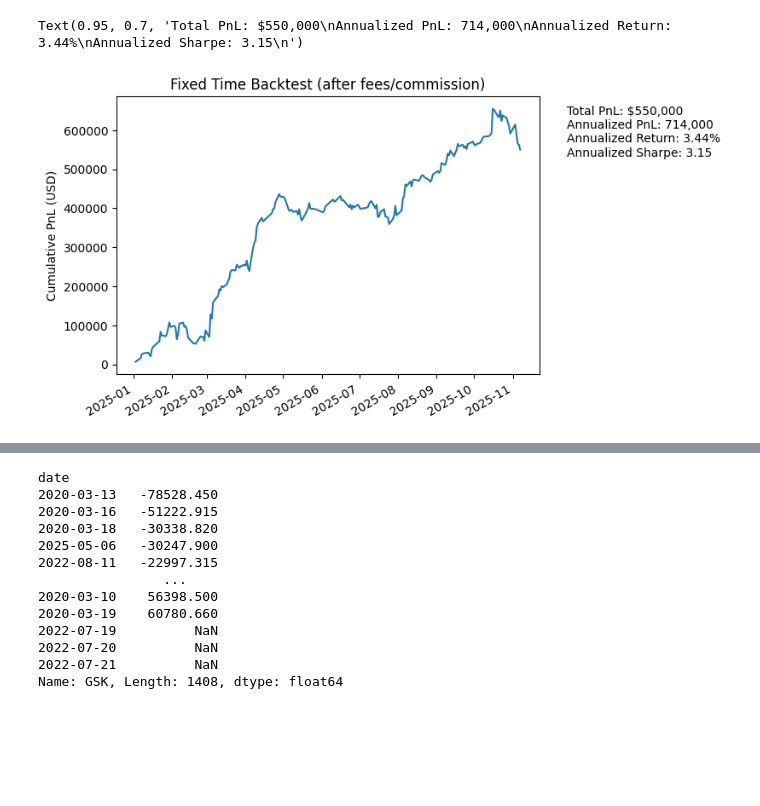
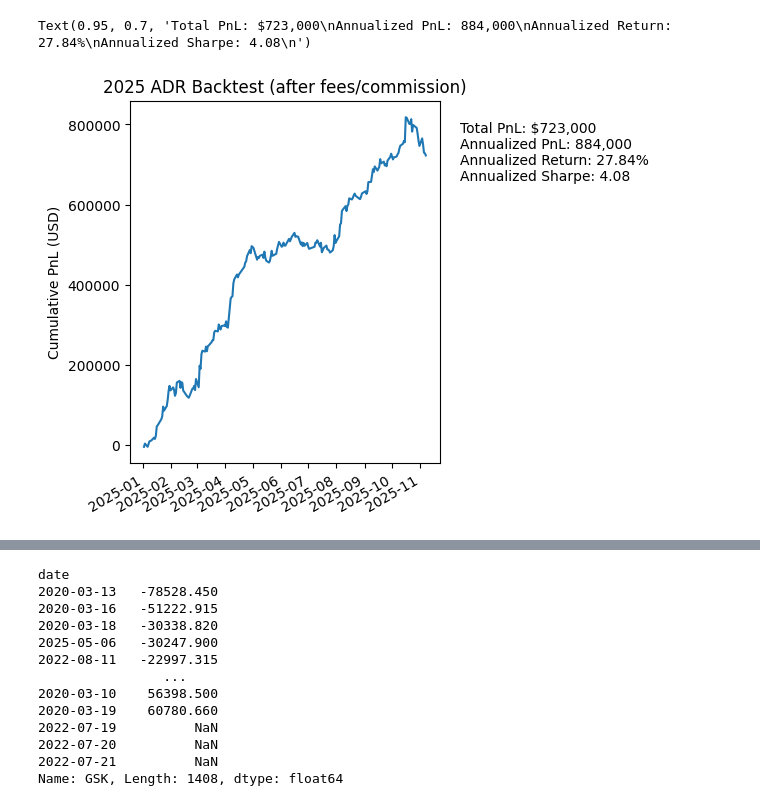
Before and after one commit to petermelq/research_adr, a Jupyter notebook: notebooks/bt_with_fees2.ipynb, the cells around one changed output, grey strips where cells are left out. Saved outputs shown, nothing was run; the diff lists cells and outputs as text; code cells hidden in the pictures; blank space fills up the shorter version.

```diff
--- a/notebooks/bt_with_fees2.ipynb
+++ b/notebooks/bt_with_fees2.ipynb
@@ -6,7 +6,7 @@ import pandas as pd
 import datetime as dt
 
 #bt_dir = '../adr_results/1400_1e-4_var_penalty_from_2021'
-bt_dir = '../adr_results/1e-4_all_europe_pos_constraint_1430_2pct/'
+bt_dir = '../adr_results/1e-4_all_europe_pos_constraint_1430_2pct_exclusions/'
 
 pnl = pd.read_csv(os.path.join(bt_dir, 'pnl.csv', ), index_col=0, parse_dates=True)
 pnl.columns = ['pnl']
@@ -58,22 +60,24 @@ Text(0.95, 0.7, 'Total PnL: $7,474,000\nAnnualized PnL: 1,577,000\nAnnualized Re
 # %%
 import matplotlib.pyplot as plt
 
 #all_gmv = all_gmv.to_frame(name='gmv')
 all_gmv['date'] = all_gmv.index.date
 gmv_merged = pnl.merge(all_gmv.loc['2025':].groupby('date')['gmv'].max().to_frame(name='gmv'), left_index=True, right_index=True)
-annualized_ret = (gmv_merged['pnl']/gmv_merged['gmv']).mean() * 252
+annualized_ret = (gmv_merged['pnl']/gmv_merged['gmv']).mean() * 252 * 100/15
 
+plt.figure(figsize=(4,4*1.333))
 merged.loc['2025':, 'pnl_after_fees'].cumsum().plot()
-plt.title('Fixed Time Backtest (after fees/commission)')
+
+plt.title('2025 ADR Backtest (after fees/commission)')
 plt.ylabel('Cumulative PnL (USD)')
 # Displaying metrics in whitespace outside of plot, with commas as thousands separators:
 plt.figtext(.95, 0.7, f"Total PnL: ${merged.loc['2025':]['pnl_after_fees'].sum().round(-3):,.0f}\n"
                         f"Annualized PnL: {(252 * merged.loc['2025':]['pnl_after_fees'].sum() / len(merged.loc['2025':])).round(-3):,.0f}\n"
                         f"Annualized Return: {annualized_ret:.2%}\n"
                        f"Annualized Sharpe: {np.sqrt(252) * merged.loc['2025':]['pnl_after_fees'].mean()/merged.loc['2025':]['pnl_after_fees'].std():.2f}\n")
 # %% [output]
-Text(0.95, 0.7, 'Total PnL: $550,000\nAnnualized PnL: 714,000\nAnnualized Return: 3.44%\nAnnualized Sharpe: 3.15\n')
+Text(0.95, 0.7, 'Total PnL: $723,000\nAnnualized PnL: 884,000\nAnnualized Return: 27.84%\nAnnualized Sharpe: 4.08\n')
-[figure, old version]
+[figure, new version]
 # %%
 import os
 import pandas as pd
```
Also changed, not shown: parts of 4 cells of this notebook, 6 other files.
